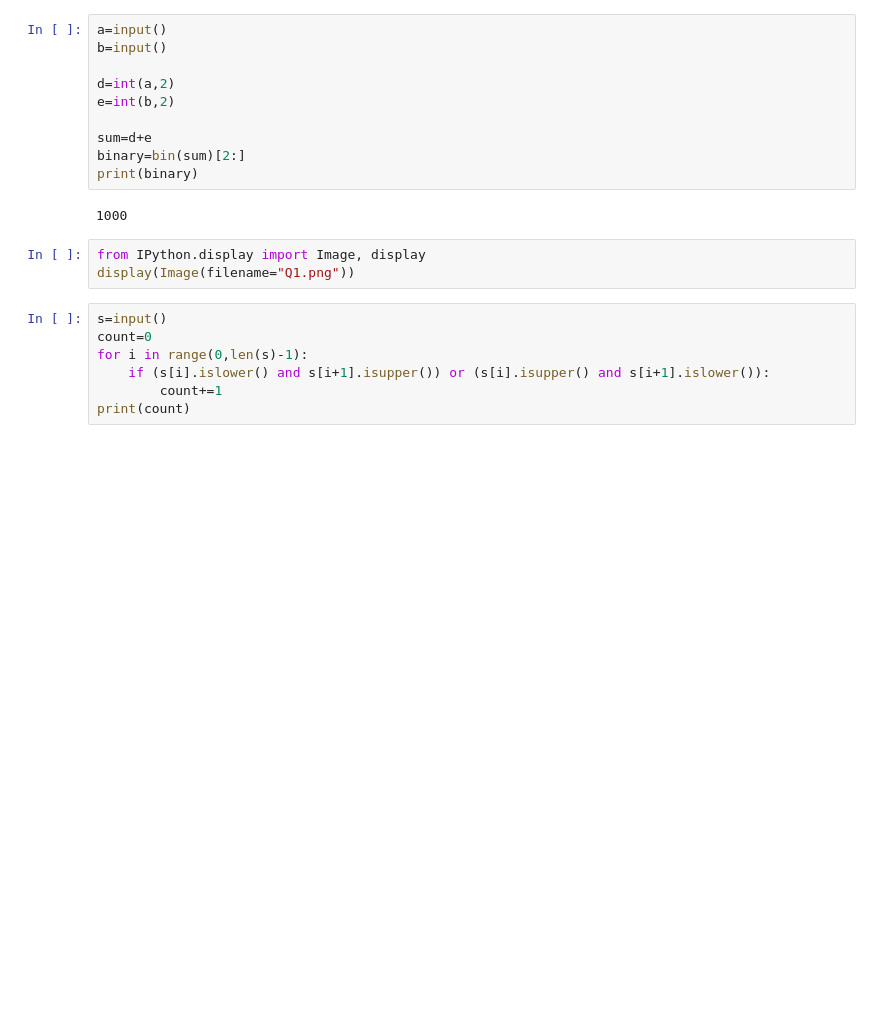
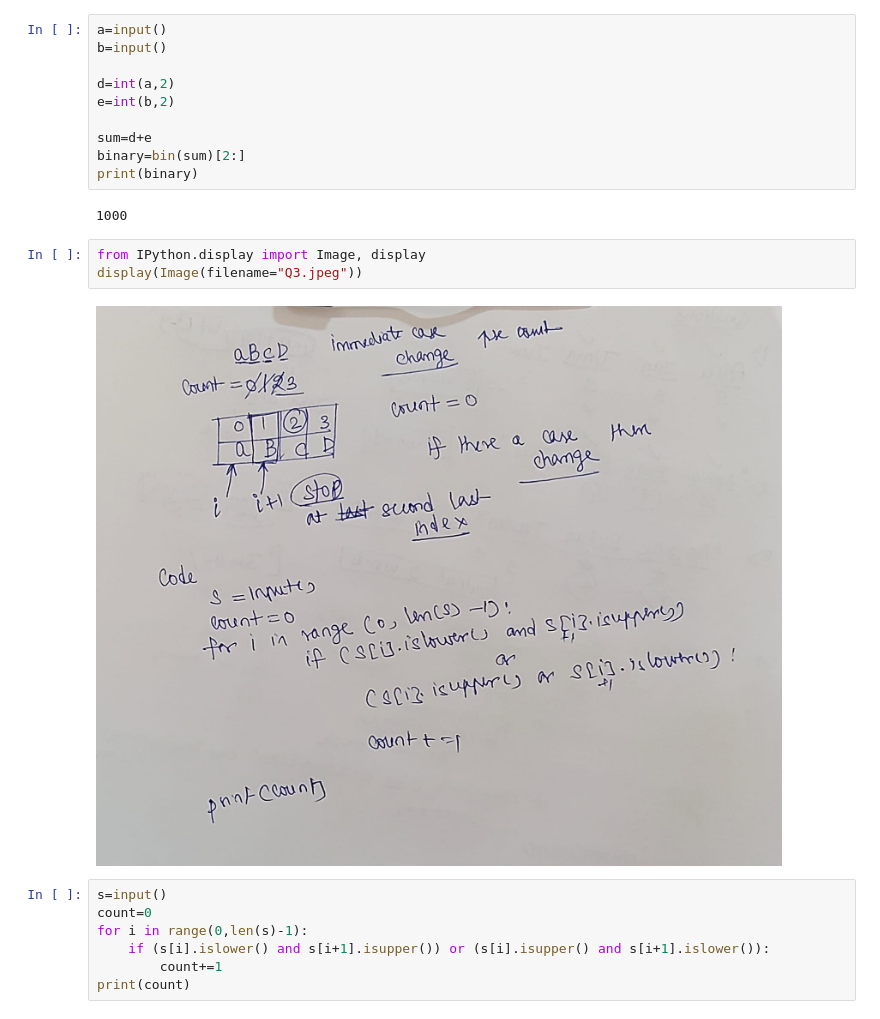
Before and after one commit to JOHN-EDMUND-SINGH-WORK/Accenture-Preparation, a Jupyter notebook: Coding_Question.ipynb, the cells around one changed output. Cells and saved outputs as stored; diff of their text form; blank space fills up the shorter version.

Commit message:
Q3 image

```diff
--- a/Coding_Question.ipynb
+++ b/Coding_Question.ipynb
@@ -36,7 +36,9 @@ print(binary)
 1000
 # %%
 from IPython.display import Image, display
-display(Image(filename="Q1.png"))
+display(Image(filename="Q3.jpeg"))
+# %% [output]
+[figure, added]
 # %%
 s=input()
 count=0
```
